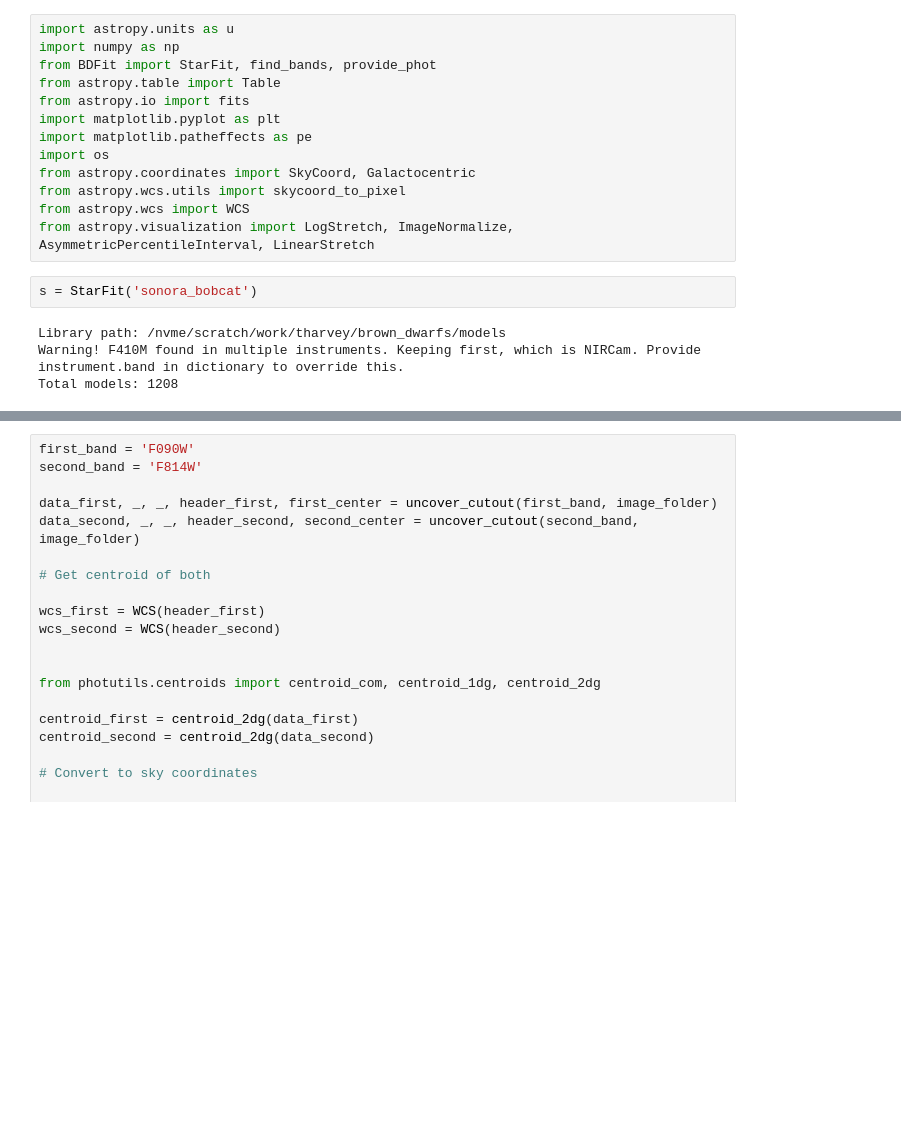
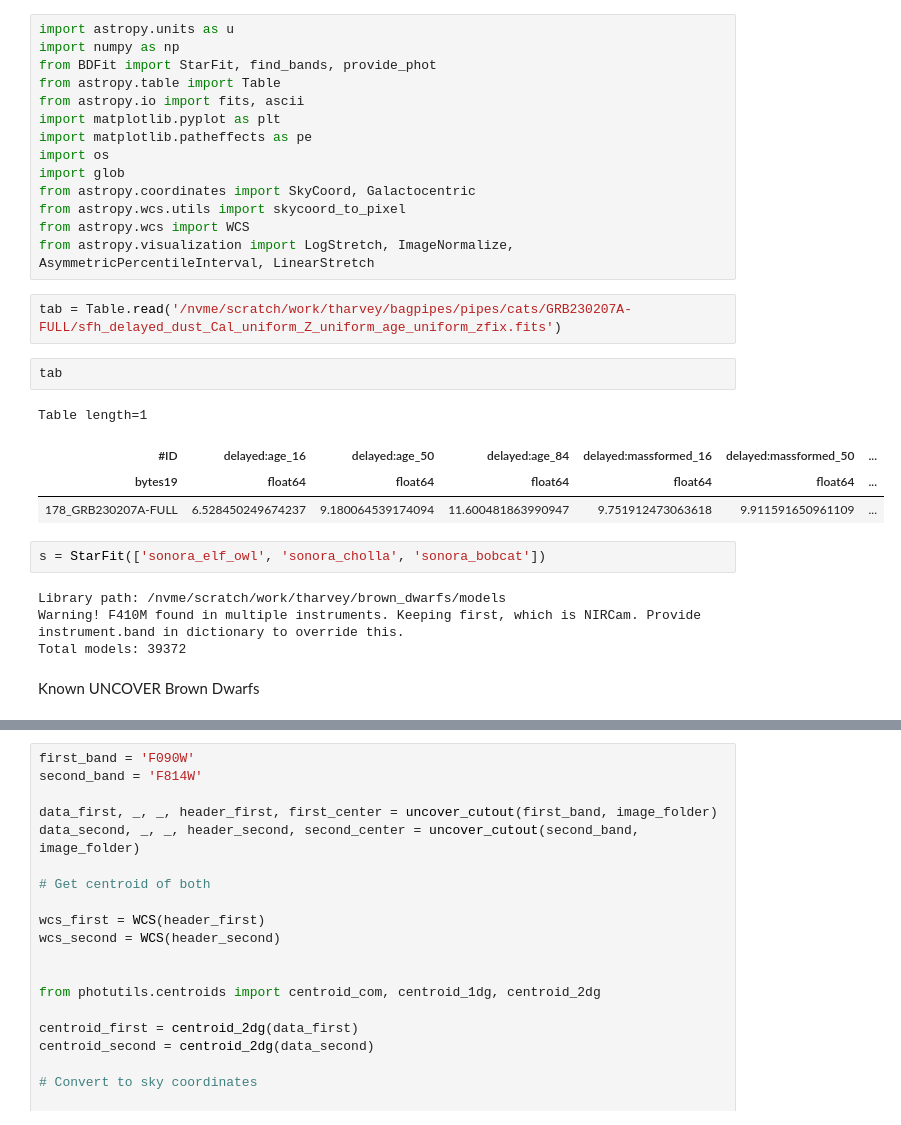
Before and after one commit to tHarvey303/BD-Finder, a Jupyter notebook: examples/uncover_bd.ipynb, the cells around one changed output, grey strips where cells are left out. Saved outputs shown, nothing was run; the diff lists cells and outputs as text; blank space fills up the shorter version.

```diff
--- a/examples/uncover_bd.ipynb
+++ b/examples/uncover_bd.ipynb
@@ -3,17 +3,29 @@ import astropy.units as u
 import numpy as np
 from BDFit import StarFit, find_bands, provide_phot
 from astropy.table import Table
-from astropy.io import fits
+from astropy.io import fits, ascii
 import matplotlib.pyplot as plt
 import matplotlib.patheffects as pe
 import os
+import glob
 from astropy.coordinates import SkyCoord, Galactocentric
 from astropy.wcs.utils import skycoord_to_pixel
 from astropy.wcs import WCS
 from astropy.visualization import LogStretch, ImageNormalize, AsymmetricPercentileInterval, LinearStretch
+# %%
+tab = Table.read('/nvme/scratch/work/tharvey/bagpipes/pipes/cats/GRB230207A-FULL/sfh_delayed_dust_Cal_uniform_Z_uniform_age_uniform_zfix.fits')
+# %%
+tab
+# %% [output]
+Table length=1
+| #ID | delayed:age_16 | delayed:age_50 | delayed:age_84 | delayed:massformed_16 | delayed:massformed_50 | ... |
+| bytes19 | float64 | float64 | float64 | float64 | float64 | ... |
+| 178_GRB230207A-FULL | 6.528450249674237 | 9.180064539174094 | 11.600481863990947 | 9.751912473063618 | 9.911591650961109 | ... |
 # %%
-s = StarFit('sonora_bobcat')
+s = StarFit(['sonora_elf_owl', 'sonora_cholla', 'sonora_bobcat'])
 # %% [output]
 Library path: /nvme/scratch/work/tharvey/brown_dwarfs/models
 Warning! F410M found in multiple instruments. Keeping first, which is NIRCam. Provide instrument.band in dictionary to override this.
-Total models: 1208
+Total models: 39372
+# %% [markdown]
+Known UNCOVER Brown Dwarfs
```
Also changed, not shown: parts of 24 cells of this notebook, 2 other files.
